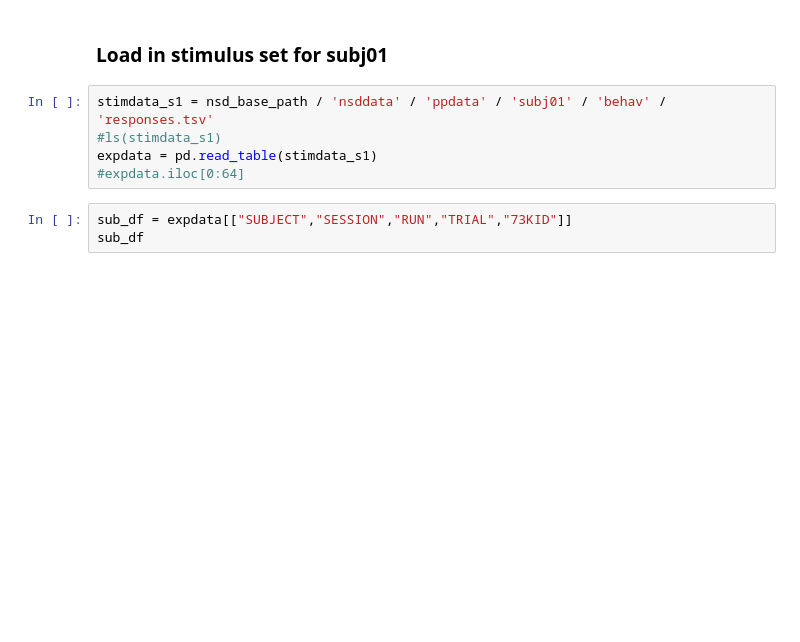
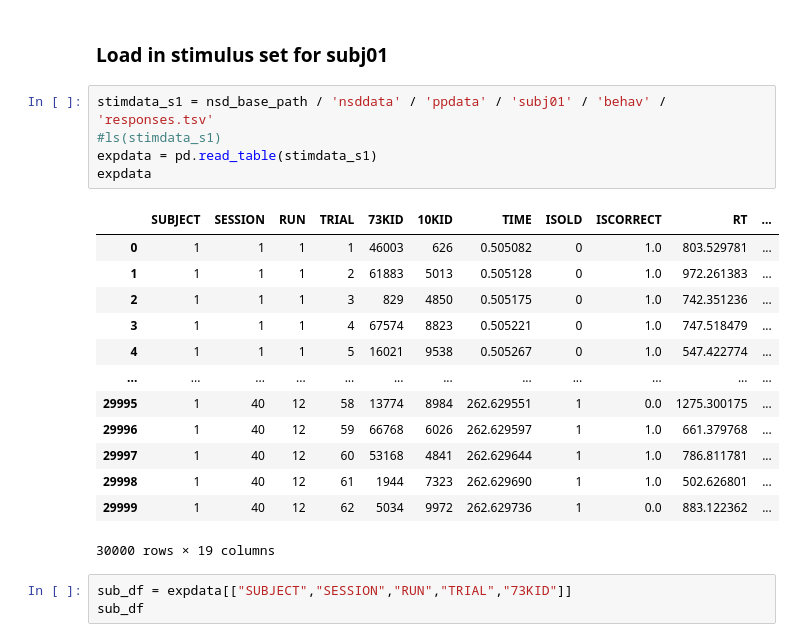
Before and after one commit to emilythomas27/visual-feature-decoding, a Jupyter notebook: analyses/analyses-notebook.ipynb, the cells around one changed output. Drawn from its saved outputs; the diff is of its cells as text; blank space fills up the shorter version.

```diff
--- a/analyses/analyses-notebook.ipynb
+++ b/analyses/analyses-notebook.ipynb
@@ -137,8 +137,22 @@ dset[0].shape
 # %%
 stimdata_s1 = nsd_base_path / 'nsddata' / 'ppdata' / 'subj01' / 'behav' / 'responses.tsv'
 #ls(stimdata_s1)
 expdata = pd.read_table(stimdata_s1)
-#expdata.iloc[0:64]
+expdata
+# %% [output]
+|  | SUBJECT | SESSION | RUN | TRIAL | 73KID | 10KID | TIME | ISOLD | ISCORRECT | RT | ... |
+| 0 | 1 | 1 | 1 | 1 | 46003 | 626 | 0.505082 | 0 | 1.0 | 803.529781 | ... |
+| 1 | 1 | 1 | 1 | 2 | 61883 | 5013 | 0.505128 | 0 | 1.0 | 972.261383 | ... |
+| 2 | 1 | 1 | 1 | 3 | 829 | 4850 | 0.505175 | 0 | 1.0 | 742.351236 | ... |
+| 3 | 1 | 1 | 1 | 4 | 67574 | 8823 | 0.505221 | 0 | 1.0 | 747.518479 | ... |
+| 4 | 1 | 1 | 1 | 5 | 16021 | 9538 | 0.505267 | 0 | 1.0 | 547.422774 | ... |
+| ... | ... | ... | ... | ... | ... | ... | ... | ... | ... | ... | ... |
+| 29995 | 1 | 40 | 12 | 58 | 13774 | 8984 | 262.629551 | 1 | 0.0 | 1275.300175 | ... |
+| 29996 | 1 | 40 | 12 | 59 | 66768 | 6026 | 262.629597 | 1 | 1.0 | 661.379768 | ... |
+| 29997 | 1 | 40 | 12 | 60 | 53168 | 4841 | 262.629644 | 1 | 1.0 | 786.811781 | ... |
+| 29998 | 1 | 40 | 12 | 61 | 1944 | 7323 | 262.629690 | 1 | 1.0 | 502.626801 | ... |
+| 29999 | 1 | 40 | 12 | 62 | 5034 | 9972 | 262.629736 | 1 | 0.0 | 883.122362 | ... |
+30000 rows × 19 columns
 # %%
 sub_df = expdata[["SUBJECT","SESSION","RUN","TRIAL","73KID"]]
 sub_df
```
Also changed, not shown: parts of 11 cells of this notebook.
